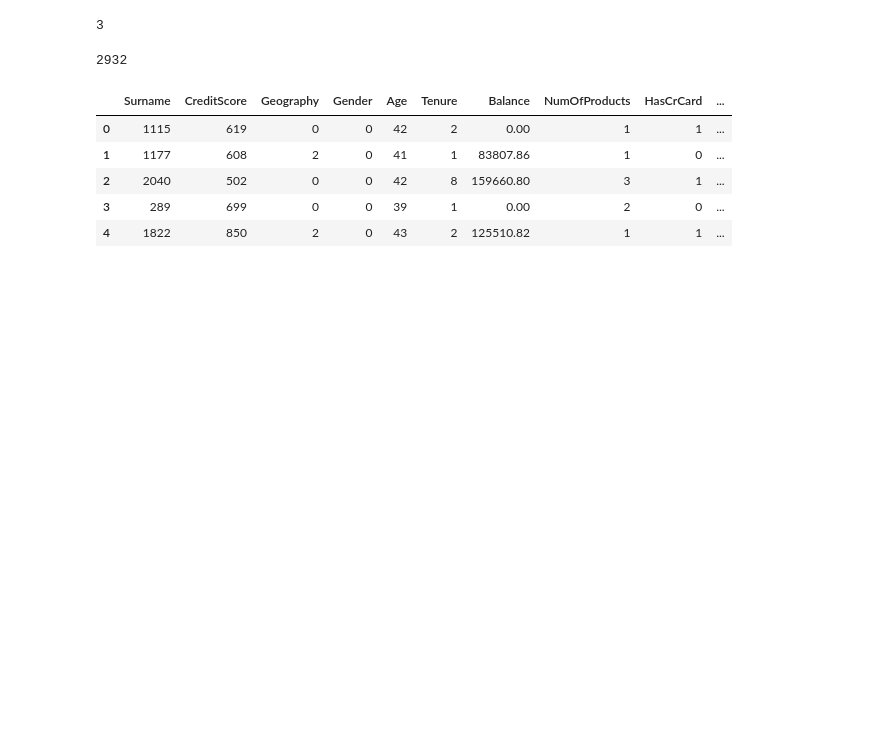
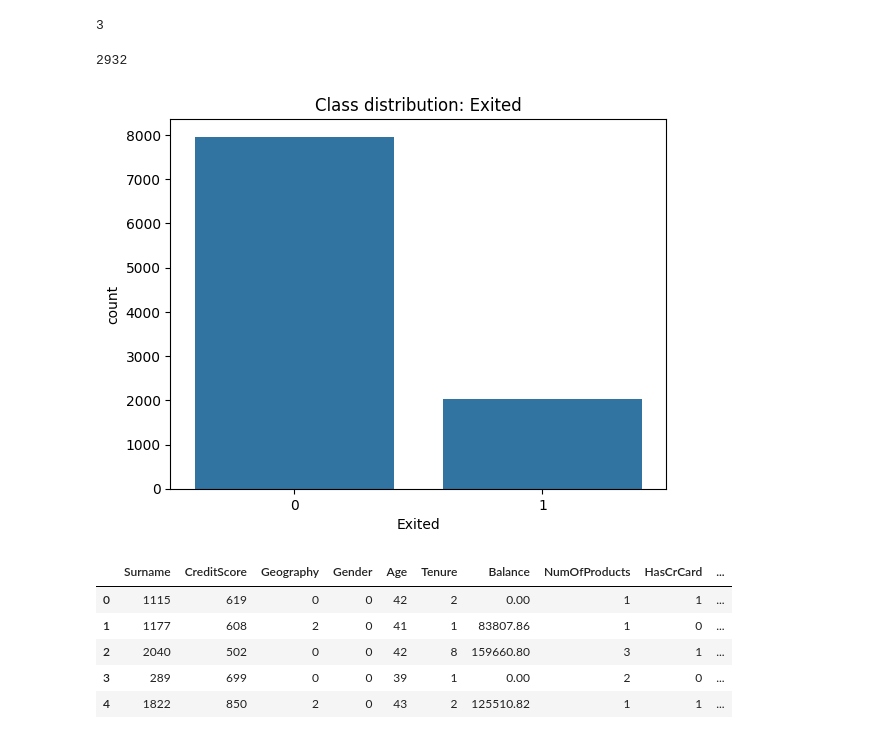
Before and after one commit to 0xarchit/ml-dl-coursework, a Jupyter notebook: ann.ipynb, the cells around one changed output. Saved outputs shown, nothing was run; the diff lists cells and outputs as text; code cells hidden in the pictures; blank space fills up the shorter version.

```diff
--- a/ann.ipynb
+++ b/ann.ipynb
@@ -96,6 +102,12 @@ df['Surname'].nunique()
 2932
 # %%
 df = df.drop(['RowNumber', 'CustomerId'], axis=1)
+# %%
+sns.countplot(x='Exited', data=df)
+plt.title('Class distribution: Exited')
+plt.show()
+# %% [output]
+[figure, added]
 # %%
 from sklearn.preprocessing import LabelEncoder
 # %%
```
Also changed, not shown: parts of 9 cells of this notebook.
